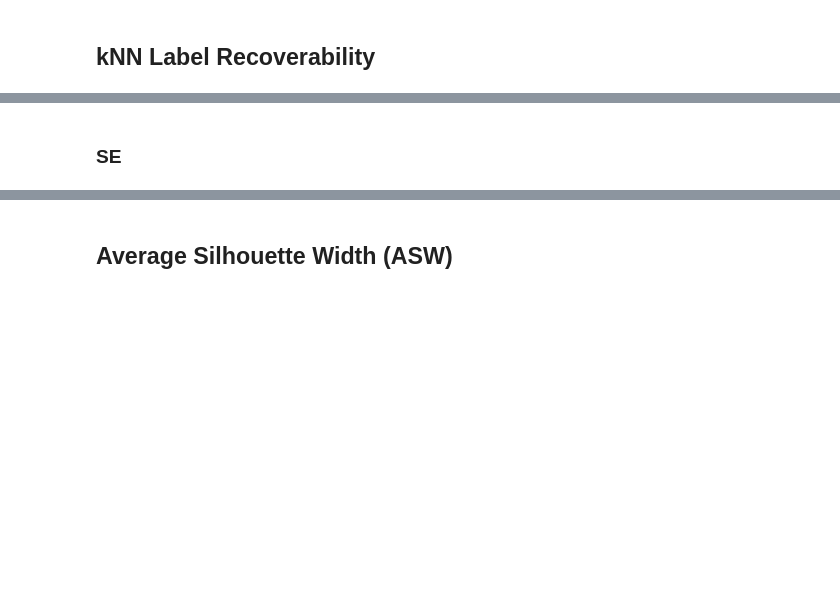
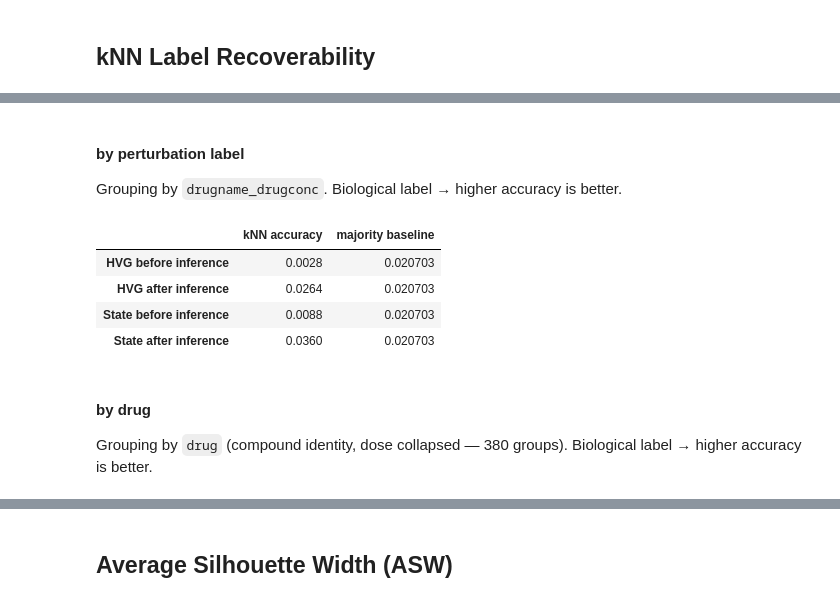
Before and after one commit to jeannieshe/relearn, a Jupyter notebook: notebooks/alaysia/state_embedding_analysis.ipynb, the cells around one changed output, grey strips where cells are left out. Drawn from its saved outputs; the diff is of its cells as text; code cells hidden in the pictures; blank space fills up the shorter version.

Commit message:
calc knn label recoverability

```diff
--- a/notebooks/alaysia/state_embedding_analysis.ipynb
+++ b/notebooks/alaysia/state_embedding_analysis.ipynb
@@ -226,2 +280,15 @@ To compare how each of the two representations perform before versus after infer
+# %% [markdown]
+#### by perturbation label
+Grouping by `drugname_drugconc`. Biological label → higher accuracy is better.
+# %%
+knn_pert_df = knn_table("drugname_drugconc")
+knn_pert_df
+# %% [output]
+|  | kNN accuracy | majority baseline |
+| HVG before inference | 0.0028 | 0.020703 |
+| HVG after inference | 0.0264 | 0.020703 |
+| State before inference | 0.0088 | 0.020703 |
+| State after inference | 0.0360 | 0.020703 |
 # %% [markdown]
-### SE
+#### by drug
+Grouping by `drug` (compound identity, dose collapsed — 380 groups). Biological label → higher accuracy is better.
```
Also changed, not shown: parts of 5 cells of this notebook.
